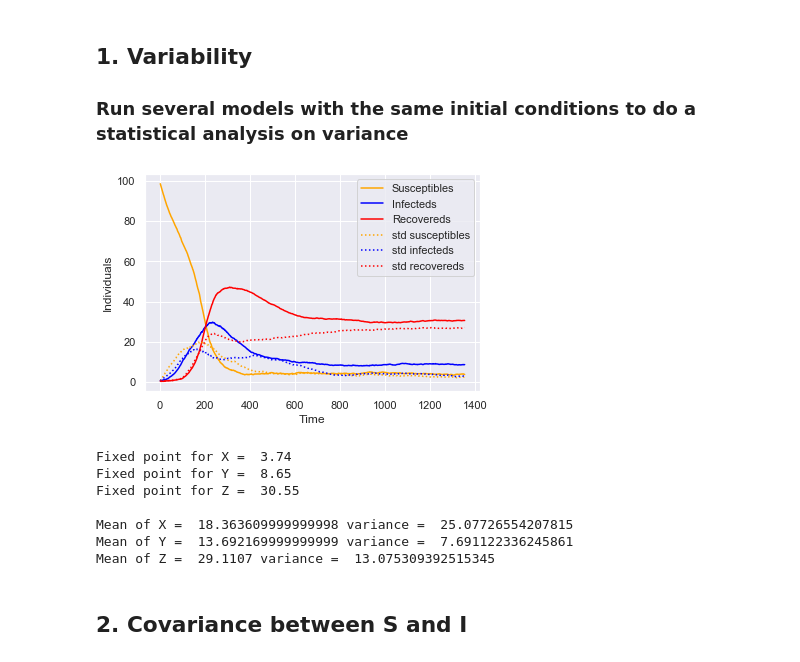
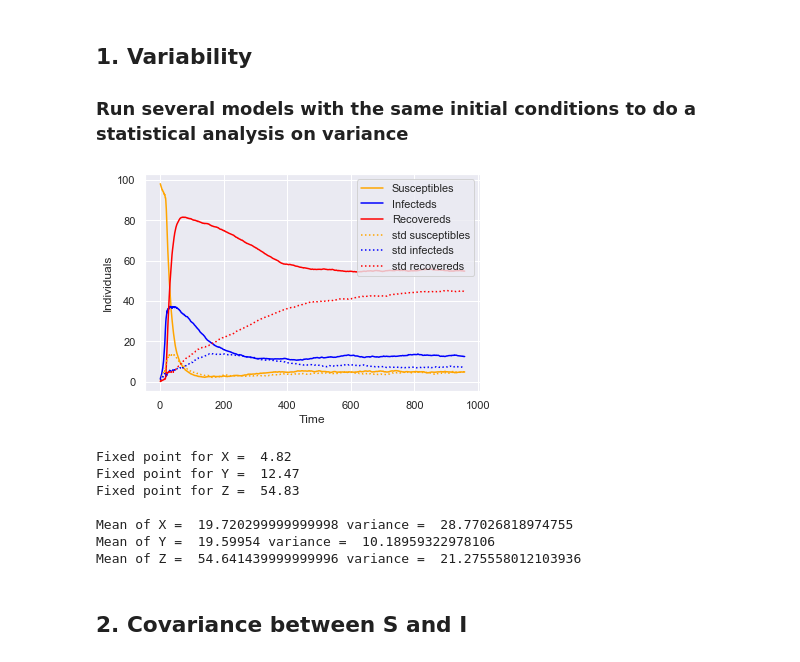
Before and after one commit to rebeccadavidsson/ICSassignment2, a Jupyter notebook: Gillespie.ipynb, the cells around one changed output. Saved outputs shown, nothing was run; the diff lists cells and outputs as text; code cells hidden in the pictures.

```diff
--- a/Gillespie.ipynb
+++ b/Gillespie.ipynb
@@ -148,7 +167,7 @@ totalZ = []
 totalT = []
 
 for i in range(100):
-    gillespie = Gillespie()
+    gillespie = Gillespie(99, 1, 1/3, 0.01, 0.003)
 
     plots = []
     time = []
@@ -171,46 +190,96 @@ for i in range(100):
     totalY.append(Ys)
     totalZ.append(Zs)
     totalT.append(Ts)
+
+
+
+
+
+
+def getMeans(X0, Y0):
+
+    totalX, totalY, totalZ, totalT = [], [], [], []
+
+
+    for i in range(100):
+        gillespie = Gillespie(X0, Y0)
+
+        plots, time, Xs, Ys, Zs, Ts = [], [], [], [], [], []
+
+        for j in range(1000):
+            X, Y, Z, T = gillespie.gillespie()
+            plots.append([X, Y, Z])
+            time.append(T)
+            Xs.append(X)
+            Ys.append(Y)
+            Zs.append(Z)
+            Ts.append(T)
+
+        totalX.append(Xs)
+        totalY.append(Ys)
+        totalZ.append(Zs)
+        totalT.append(Ts)
+
+
+    # Calculate means
+    meansX = [np.mean([x[i] for x in totalX if len(x) > i]) for i in range(len(max(totalX,key=len)))]
+    barsX = [np.std([x[i] for x in totalX if len(x) > i]) for i in range(len(max(totalX,key=len)))]
+    meansY = [np.mean([x[i] for x in totalY if len(x) > i]) for i in range(len(max(totalY,key=len)))]
+    barsY = [np.std([x[i] for x in totalY if len(x) > i]) for i in range(len(max(totalY,key=len)))]
+    meansZ = [np.mean([x[i] for x in totalZ if len(x) > i]) for i in range(len(max(totalZ,key=len)))]
+    barsZ = [np.std([x[i] for x in totalZ if len(x) > i]) for i in range(len(max(totalZ,key=len)))]
+    totalT = [np.mean([x[i] for x in totalT if len(x) > i]) for i in range(len(max(totalT,key=len)))]
+
+    return meansX, meansY, meansZ, barsX, barsY, barsZ, totalT
+
+X0 = 99
+Y0 = 1
+
+# TODO: errorbars plotten om variatie te laten zien of confidence interval (seaborn?)
+# meansX, meansY, meansZ, barsX, barsY, barsZ, totalT = getMeans(X0, Y0)
+
+
+
 
 
 # Calculate means
 meansX = [np.mean([x[i] for x in totalX if len(x) > i]) for i in range(len(max(totalX,key=len)))]
 barsX = [np.std([x[i] for x in totalX if len(x) > i]) for i in range(len(max(totalX,key=len)))]
 meansY = [np.mean([x[i] for x in totalY if len(x) > i]) for i in range(len(max(totalY,key=len)))]
 barsY = [np.std([x[i] for x in totalY if len(x) > i]) for i in range(len(max(totalY,key=len)))]
 meansZ = [np.mean([x[i] for x in totalZ if len(x) > i]) for i in range(len(max(totalZ,key=len)))]
 barsZ = [np.std([x[i] for x in totalZ if len(x) > i]) for i in range(len(max(totalZ,key=len)))]
 totalT = [np.mean([x[i] for x in totalT if len(x) > i]) for i in range(len(max(totalT,key=len)))]
 
 # TODO: errorbars plotten om variatie te laten zien of confidence interval (seaborn?)
 plt.plot(totalT, meansX, color="orange")
 plt.plot(totalT, meansY, color="blue")
 plt.plot(totalT, meansZ, color="red")
 plt.plot(totalT, barsX, color="orange", linestyle=":")
 plt.plot(totalT, barsY, color="blue", linestyle=":")
 plt.plot(totalT, barsZ, color="red", linestyle=":")
 plt.legend(['Susceptibles', 'Infecteds', 'Recovereds', "std susceptibles", "std infecteds", "std recovereds"], loc="upper right")
 plt.xlabel("Time")
 plt.ylabel("Individuals")
 plt.show()
 
 
 print("Fixed point for X = ", meansX[-1])
 print("Fixed point for Y = ", meansY[-1])
 print("Fixed point for Z = ", meansZ[-1])
 print("")
 print("Mean of X = ", np.mean(meansX), "variance = ", np.std(meansX))
 print("Mean of Y = ", np.mean(meansY), "variance = ", np.std(meansY))
 print("Mean of Z = ", np.mean(meansZ), "variance = ", np.std(meansZ))
 # %% [output]
-[figure, old version]
+[figure, new version]
-Fixed point for X =  3.74
-Fixed point for Y =  8.65
-Fixed point for Z =  30.55
+Fixed point for X =  4.82
+Fixed point for Y =  12.47
+Fixed point for Z =  54.83
 
-Mean of X =  18.363609999999998 variance =  25.07726554207815
-Mean of Y =  13.692169999999999 variance =  7.691122336245861
-Mean of Z =  29.1107 variance =  13.075309392515345
+Mean of X =  19.720299999999998 variance =  28.77026818974755
+Mean of Y =  19.59954 variance =  10.18959322978106
+Mean of Z =  54.641439999999996 variance =  21.275558012103936
 # %% [markdown]
 ## 2. Covariance between S and I
 # %%
```
Also changed, not shown: parts of 7 cells of this notebook, 1 other file.
